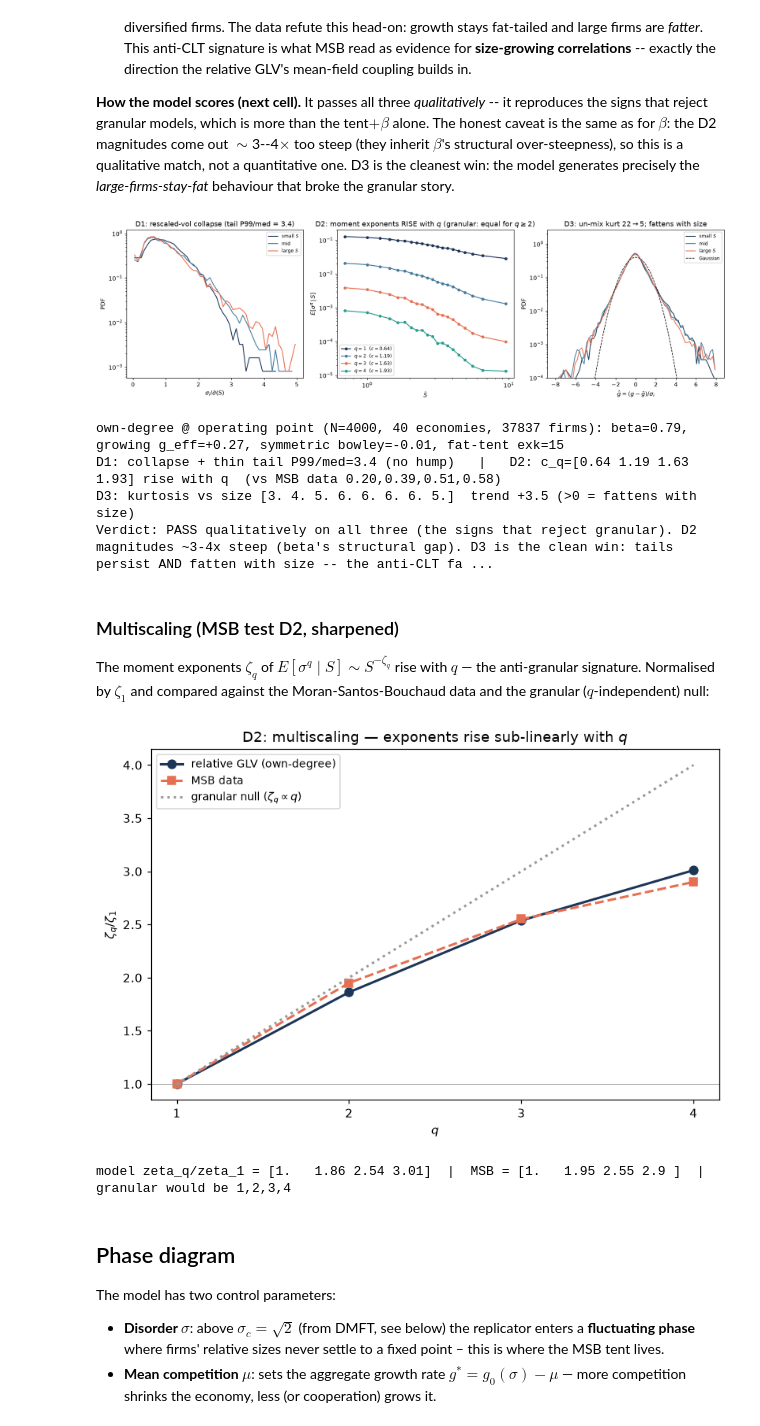
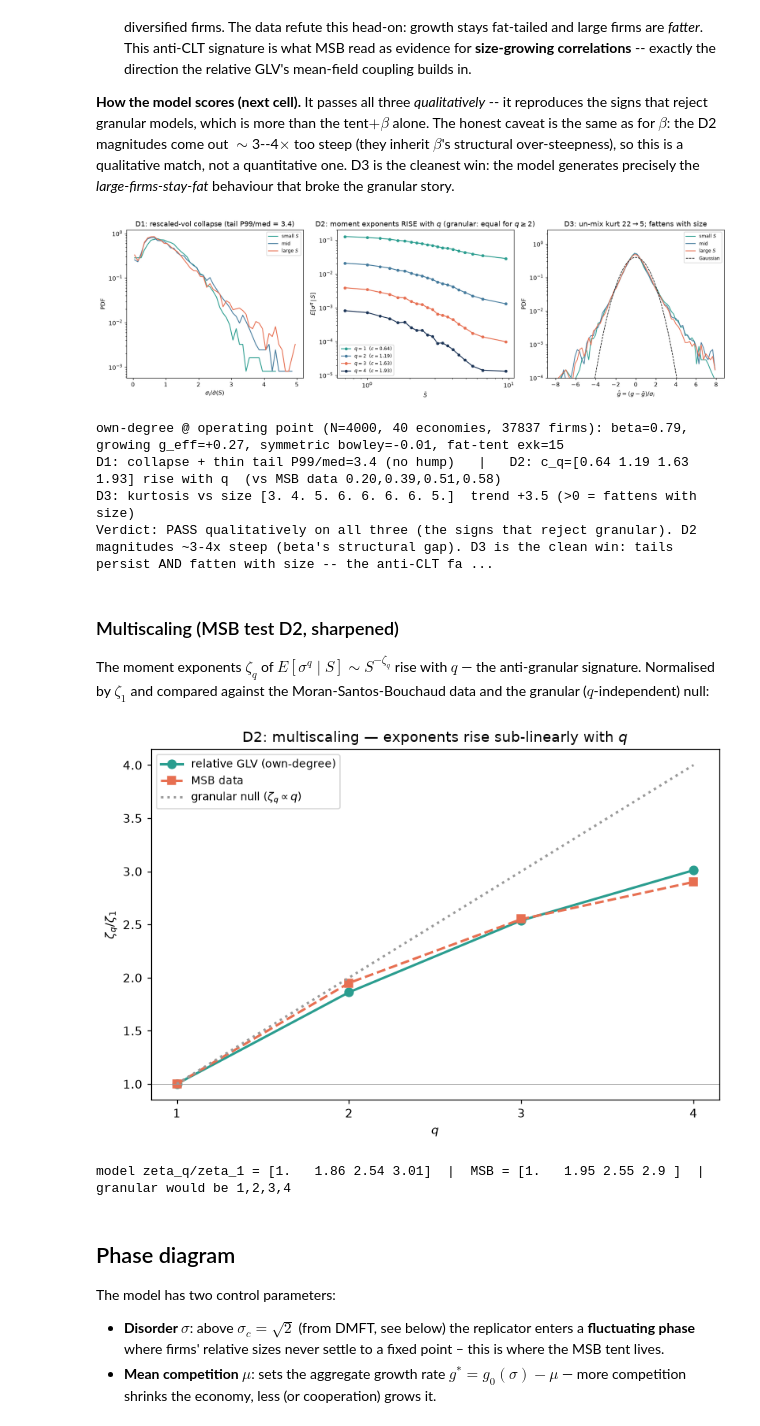
Before and after one commit to NotLudovico/dynamical-model-for-economics, a Jupyter notebook: story.ipynb, the cells around one changed output. Cells and saved outputs as stored; diff of their text form; code cells hidden in the pictures.

```diff
--- a/story.ipynb
+++ b/story.ipynb
@@ -9,7 +9,7 @@ from cycler import cycler
 
 # --- one palette for the whole notebook -------------------------------------
 PALETTE = {"navy": "#1d3557", "blue": "#457b9d", "coral": "#e76f51", "teal": "#2a9d8f"}
-MODEL      = PALETTE["navy"]     # primary model series / C0
+MODEL      = PALETTE["teal"]     # primary model series / C0
 EMPIRICAL  = PALETTE["coral"]    # fits and empirical reference
 REFERENCE  = "black"             # analytic / null distribution lines (dashed/dotted)
 NEUTRAL    = "0.6"               # scatter clouds, floors, grids
@@ -17,8 +17,8 @@ REGIME     = ["#e8e8e8", PALETTE["blue"], PALETTE["coral"], PALETTE["navy"]]  #
 
 plt.rcParams.update({
     "figure.dpi": 110,
-    "axes.prop_cycle": cycler(color=[PALETTE["navy"], PALETTE["blue"],
-                                     PALETTE["coral"], PALETTE["teal"]]),
+    "axes.prop_cycle": cycler(color=[PALETTE["teal"], PALETTE["blue"],
+                                     PALETTE["coral"], PALETTE["navy"]]),
 })
 
 import pathlib
@@ -280,7 +280,7 @@ fig, ax = plt.subplots(1, 3, figsize=(15, 4.5))
 
 # ---- D1: rescaled-volatility collapse + thin tail ----
 r, grp = d["d1_r"], d["d1_group"]
-for k, nm, col in ((0, "small $S$", PALETTE["navy"]), (1, "mid", PALETTE["blue"]), (2, "large $S$", PALETTE["coral"])):
+for k, nm, col in ((0, "small $S$", PALETTE["teal"]), (1, "mid", PALETTE["blue"]), (2, "large $S$", PALETTE["coral"])):
     rk = r[grp == k]
     h, e = np.histogram(rk, bins=50, range=(0, 5), density=True); m = h > 0
     ax[0].semilogy(0.5 * (e[:-1] + e[1:])[m], h[m], color=col, lw=1.4, label=nm)
@@ -289,36 +289,36 @@ ax[0].set(xlabel=r"$\sigma_i/\bar\sigma(S)$", ylabel="PDF",
 ax[0].legend(fontsize=8)
 
 # ---- D2: q-dependent moment scaling ----
-for q, col in zip((1, 2, 3, 4), (PALETTE["navy"], PALETTE["blue"], PALETTE["coral"], PALETTE["teal"])):
+for q, col in zip((1, 2, 3, 4), (PALETTE["teal"], PALETTE["blue"], PALETTE["coral"], PALETTE["navy"])):
     ax[1].loglog(d["d2_S"], d["d2_M"][q - 1], "o-", ms=4, color=col,
                  label=f"$q={q}$  ($c={cq[q-1]:.2f}$)")
 ax[1].set(xlabel=r"$\bar S$", ylabel=r"$E[\sigma^q\,|\,S]$",
           title="D2: moment exponents RISE with $q$ (granular: equal for $q\\geq2$)")
 ax[1].legend(fontsize=8)
 
 # ---- D3: un-mixed growth stays fat AND fattens with size ----
 xx = np.linspace(-8, 8, 300)
-for nm, key, col in (("small $S$", "ghat_small", PALETTE["navy"]), ("mid", "ghat_mid", PALETTE["blue"]),
+for nm, key, col in (("small $S$", "ghat_small", PALETTE["teal"]), ("mid", "ghat_mid", PALETTE["blue"]),
                      ("large $S$", "ghat_large", PALETTE["coral"])):
     h, e = np.histogram(d[key], bins=70, range=(-8, 8), density=True); m = h > 0
     ax[2].semilogy(0.5 * (e[:-1] + e[1:])[m], h[m], color=col, lw=1.3, label=nm)
 ax[2].semilogy(xx, norm.pdf(xx), color=REFERENCE, ls="--", lw=1, label="Gaussian")
 ax[2].set(ylim=(1e-4, None), xlabel=r"$\hat g=(g-\bar g)/\sigma_i$", ylabel="PDF",
           title=f"D3: un-mix kurt {float(d['d3_k_homog']):.0f}$\\to${float(d['d3_k_unmix']):.0f}; fattens with size")
 ax[2].legend(fontsize=8)
 
 plt.tight_layout()
 plt.show()
 print(f"own-degree @ operating point (N={int(d['N'])}, {int(d['seeds'])} economies, {int(d['n_firms'])} firms): "
       f"beta={beta:.2f}, growing g_eff={float(d['g_eff']):+.2f}, symmetric bowley={float(d['bowley']):+.2f}, "
       f"fat-tent exk={float(d['exk']):.0f}")
 print(f"D1: collapse + thin tail P99/med={float(d['d1_p99_med']):.1f} (no hump)   |   "
       f"D2: c_q={np.round(cq, 2)} rise with q  (vs MSB data 0.20,0.39,0.51,0.58)")
 print(f"D3: kurtosis vs size {np.round(d['d3_kurt'], 0)}  trend {float(d['d3_trend']):+.1f} (>0 = fattens with size)")
 print("Verdict: PASS qualitatively on all three (the signs that reject granular). D2 magnitudes ~3-4x steep "
       "(beta's structural gap). D3 is the clean win: tails persist AND fatten with size -- the anti-CLT fact.")
 # %% [output]
-[figure, old version]
+[figure, new version]
 own-degree @ operating point (N=4000, 40 economies, 37837 firms): beta=0.79, growing g_eff=+0.27, symmetric bowley=-0.01, fat-tent exk=15
 D1: collapse + thin tail P99/med=3.4 (no hump)   |   D2: c_q=[0.64 1.19 1.63 1.93] rise with q  (vs MSB data 0.20,0.39,0.51,0.58)
 D3: kurtosis vs size [3. 4. 5. 6. 6. 6. 6. 5.]  trend +3.5 (>0 = fattens with size)
@@ -337,7 +337,7 @@ MSB = np.array([0.20, 0.39, 0.51, 0.58])      # Moran-Santos-Bouchaud 2024
 q = np.arange(1, 5)
 
 fig, ax = plt.subplots(figsize=(7.4, 5.0))
-ax.plot(q, cq / cq[0],  "o-", color=PALETTE["navy"], lw=2, ms=7, label=r"relative GLV (own-degree)")
+ax.plot(q, cq / cq[0],  "o-", color=PALETTE["teal"], lw=2, ms=7, label=r"relative GLV (own-degree)")
 ax.plot(q, MSB / MSB[0], "s--", color=EMPIRICAL, lw=2, ms=7, label="MSB data")
 ax.plot(q, q / q[0],     ":",  color=NEUTRAL, lw=2, label="granular null ($\\zeta_q\\propto q$)")
 ax.axhline(1.0, color=NEUTRAL, lw=0.6)
@@ -348,7 +348,7 @@ plt.tight_layout(); plt.show()
 print(f"model zeta_q/zeta_1 = {np.round(cq/cq[0], 2)}  |  MSB = {np.round(MSB/MSB[0], 2)}  "
       "|  granular would be 1,2,3,4")
 # %% [output]
-[figure, old version]
+[figure, new version]
 model zeta_q/zeta_1 = [1.   1.86 2.54 3.01]  |  MSB = [1.   1.95 2.55 2.9 ]  |  granular would be 1,2,3,4
 # %% [markdown]
 ## Phase diagram
```
Also changed, not shown: parts of 5 cells of this notebook.
